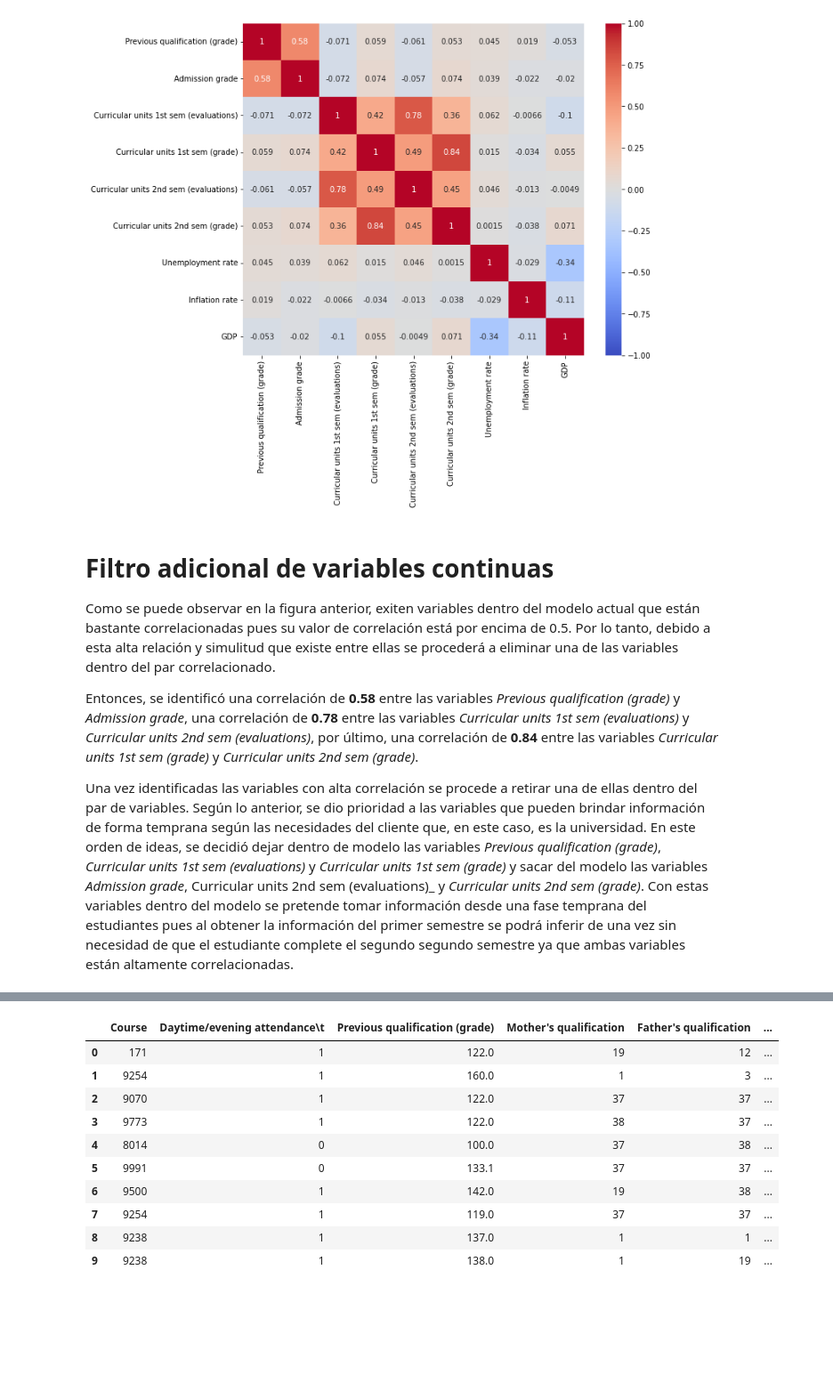
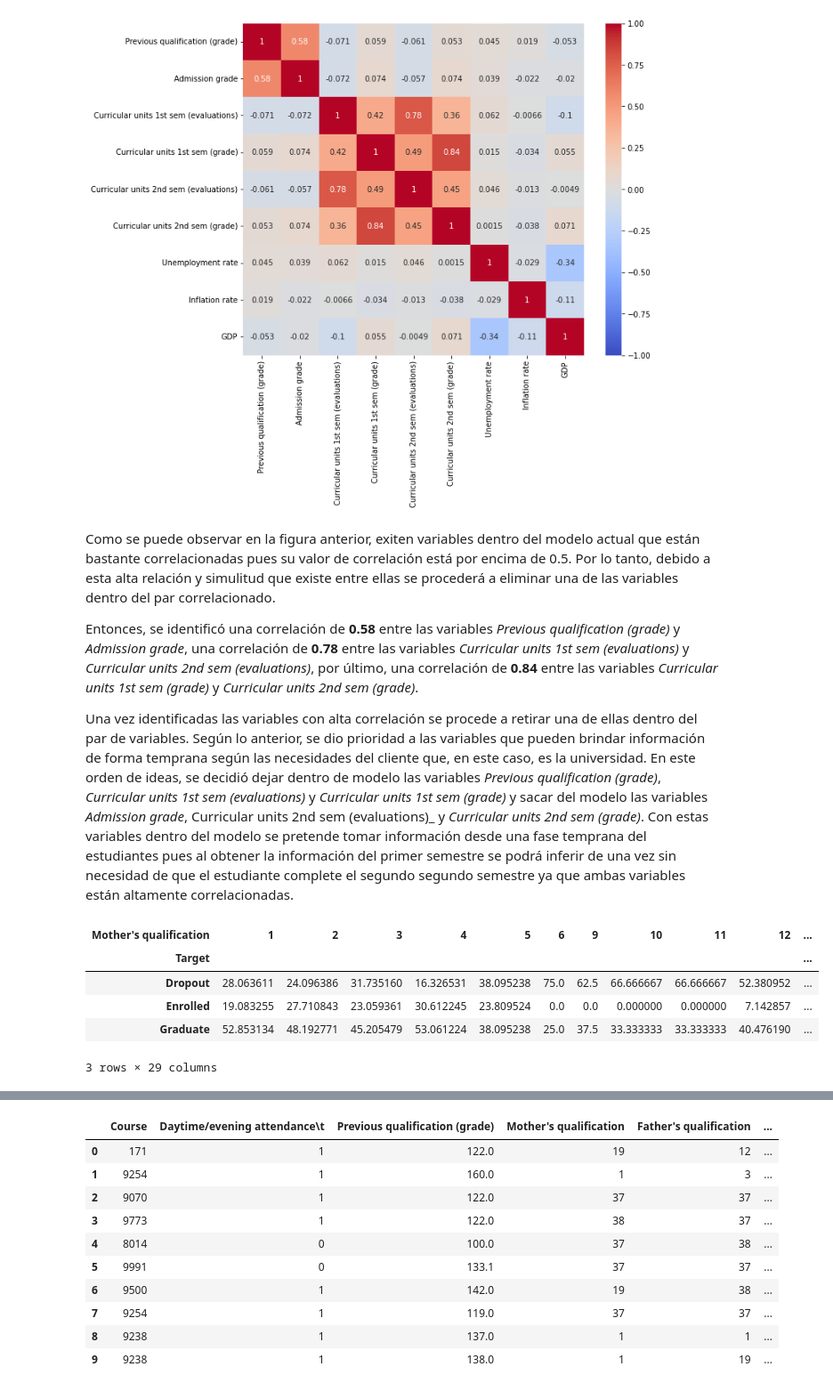
Before and after one commit to JeisonCamiloO/Proyecto-EDA, a Jupyter notebook: Exploracion Datos Proyecto.ipynb, the cells around one changed output, grey strips where cells are left out. Shown: that part at 89% size. Cells and saved outputs as stored; diff of their text form; code cells hidden in the pictures; blank space fills up the shorter version.

```diff
--- a/Exploracion Datos Proyecto.ipynb
+++ b/Exploracion Datos Proyecto.ipynb
@@ -203,10 +149,23 @@ plt.show()
 # %% [output]
 [figure]
 # %% [markdown]
-# Filtro adicional de variables continuas
-
 Como se puede observar en la figura anterior, exiten variables dentro del modelo actual que están bastante correlacionadas pues su valor de correlación está por encima de 0.5. Por lo tanto, debido a esta alta relación y simulitud que existe entre ellas se procederá a eliminar una de las variables dentro del par correlacionado.
 
 Entonces, se identificó una correlación de **0.58** entre las variables _Previous qualification (grade)_ y _Admission grade_, una correlación de **0.78** entre las variables _Curricular units 1st sem (evaluations)_ y _Curricular units 2nd sem (evaluations)_, por último, una correlación de **0.84** entre las variables _Curricular units 1st sem (grade)_ y _Curricular units 2nd sem (grade)_.
 
 Una vez identificadas las variables con alta correlación se procede a retirar una de ellas dentro del par de variables. Según lo anterior, se dio prioridad a las variables que pueden brindar información de forma temprana según las necesidades del cliente que, en este caso, es la universidad. En este orden de ideas, se decidió dejar dentro de modelo las variables  _Previous qualification (grade)_,  _Curricular units 1st sem (evaluations)_ y _Curricular units 1st sem (grade)_ y sacar del modelo las variables _Admission grade_, Curricular units 2nd sem (evaluations)_ y _Curricular units 2nd sem (grade)_. Con estas variables dentro del modelo se pretende tomar información desde una fase temprana del estudiantes pues al obtener la información del primer semestre se podrá inferir de una vez sin necesidad de que el estudiante complete el segundo segundo semestre ya que ambas variables están altamente correlacionadas.
+# %%
+# Supongamos que tu DataFrame se llama 'df' y las columnas son 'variable1' y 'variable2'
+contingency_table = pd.crosstab(df_final['Target'], df_final['Mother\'s qualification'])
+contingency_table.iloc[0]
+
+# Normaliza por columnas para obtener porcentajes.
+normalized_by_column = pd.crosstab(df_final['Target'], df_final['Mother\'s qualification'], normalize='columns') * 100
+normalized_by_column
+# %% [output]
+| Mother's qualification | 1 | 2 | 3 | 4 | 5 | 6 | 9 | 10 | 11 | 12 | ... |
+| Target |  |  |  |  |  |  |  |  |  |  | ... |
+| Dropout | 28.063611 | 24.096386 | 31.735160 | 16.326531 | 38.095238 | 75.0 | 62.5 | 66.666667 | 66.666667 | 52.380952 | ... |
+| Enrolled | 19.083255 | 27.710843 | 23.059361 | 30.612245 | 23.809524 | 0.0 | 0.0 | 0.000000 | 0.000000 | 7.142857 | ... |
+| Graduate | 52.853134 | 48.192771 | 45.205479 | 53.061224 | 38.095238 | 25.0 | 37.5 | 33.333333 | 33.333333 | 40.476190 | ... |
+3 rows × 29 columns
```
Also changed, not shown: parts of 35 cells of this notebook.
